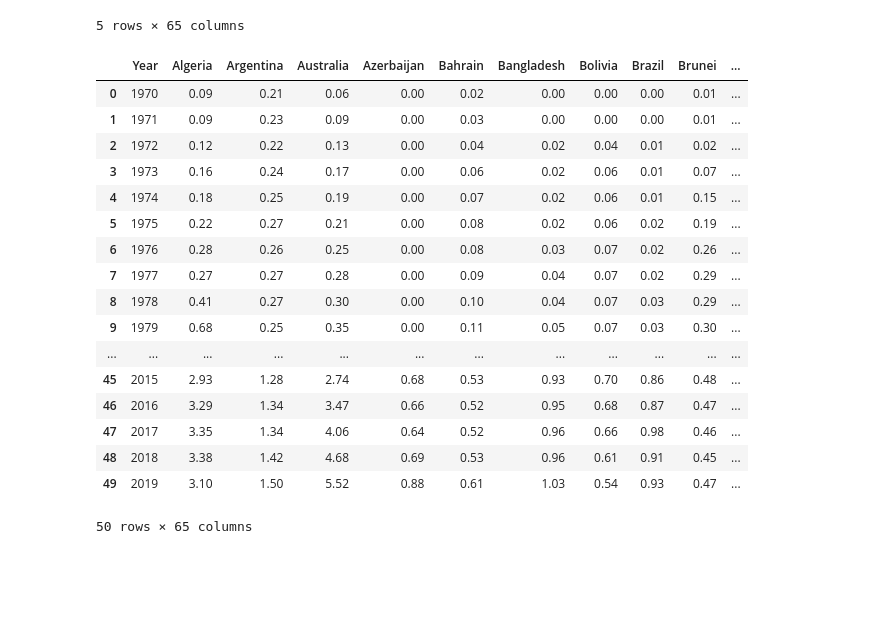
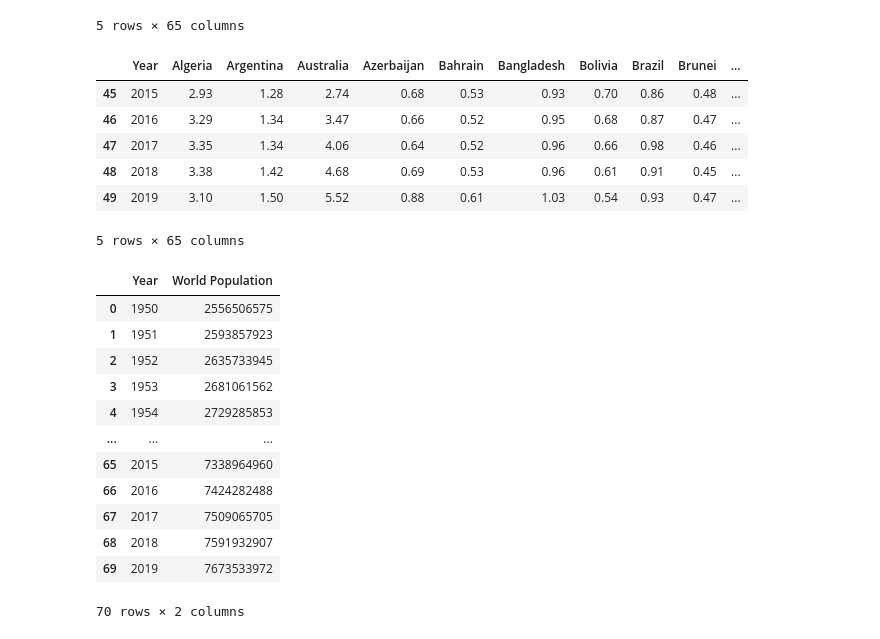
Before and after one commit to minerva-b/Final_Team_Project, a Jupyter notebook: minerva/MachineLearning_Gas_1970-2019.ipynb, the cells around one changed output. Drawn from its saved outputs; the diff is of its cells as text; code cells hidden in the pictures; blank space fills up the shorter version.

```diff
--- a/minerva/MachineLearning_Gas_1970-2019.ipynb
+++ b/minerva/MachineLearning_Gas_1970-2019.ipynb
@@ -16,24 +17,32 @@ gas_prod.head()
 | 4 | 1974 | 0.18 | 0.25 | 0.19 | NaN | 0.07 | 0.02 | 0.06 | 0.01 | 0.15 | ... |
 5 rows × 65 columns
 # %%
+# Replace all the blanks (or NaN) with zero
 clean_gas_prod = gas_prod.replace(np.nan,0)
-clean_gas_prod
+clean_gas_prod.tail()
 # %% [output]
 |  | Year | Algeria | Argentina | Australia | Azerbaijan | Bahrain | Bangladesh | Bolivia | Brazil | Brunei | ... |
-| 0 | 1970 | 0.09 | 0.21 | 0.06 | 0.00 | 0.02 | 0.00 | 0.00 | 0.00 | 0.01 | ... |
-| 1 | 1971 | 0.09 | 0.23 | 0.09 | 0.00 | 0.03 | 0.00 | 0.00 | 0.00 | 0.01 | ... |
-| 2 | 1972 | 0.12 | 0.22 | 0.13 | 0.00 | 0.04 | 0.02 | 0.04 | 0.01 | 0.02 | ... |
-| 3 | 1973 | 0.16 | 0.24 | 0.17 | 0.00 | 0.06 | 0.02 | 0.06 | 0.01 | 0.07 | ... |
-| 4 | 1974 | 0.18 | 0.25 | 0.19 | 0.00 | 0.07 | 0.02 | 0.06 | 0.01 | 0.15 | ... |
-| 5 | 1975 | 0.22 | 0.27 | 0.21 | 0.00 | 0.08 | 0.02 | 0.06 | 0.02 | 0.19 | ... |
-| 6 | 1976 | 0.28 | 0.26 | 0.25 | 0.00 | 0.08 | 0.03 | 0.07 | 0.02 | 0.26 | ... |
-| 7 | 1977 | 0.27 | 0.27 | 0.28 | 0.00 | 0.09 | 0.04 | 0.07 | 0.02 | 0.29 | ... |
-| 8 | 1978 | 0.41 | 0.27 | 0.30 | 0.00 | 0.10 | 0.04 | 0.07 | 0.03 | 0.29 | ... |
-| 9 | 1979 | 0.68 | 0.25 | 0.35 | 0.00 | 0.11 | 0.05 | 0.07 | 0.03 | 0.30 | ... |
-| ... | ... | ... | ... | ... | ... | ... | ... | ... | ... | ... | ... |
 | 45 | 2015 | 2.93 | 1.28 | 2.74 | 0.68 | 0.53 | 0.93 | 0.70 | 0.86 | 0.48 | ... |
 | 46 | 2016 | 3.29 | 1.34 | 3.47 | 0.66 | 0.52 | 0.95 | 0.68 | 0.87 | 0.47 | ... |
 | 47 | 2017 | 3.35 | 1.34 | 4.06 | 0.64 | 0.52 | 0.96 | 0.66 | 0.98 | 0.46 | ... |
 | 48 | 2018 | 3.38 | 1.42 | 4.68 | 0.69 | 0.53 | 0.96 | 0.61 | 0.91 | 0.45 | ... |
 | 49 | 2019 | 3.10 | 1.50 | 5.52 | 0.88 | 0.61 | 1.03 | 0.54 | 0.93 | 0.47 | ... |
-50 rows × 65 columns
+5 rows × 65 columns
+# %%
+# Read the 'world population' csv file into pandas
+global_pop = pd.read_csv('../data/clean_data/WorldPopulationbyYear.csv')
+global_pop
+# %% [output]
+|  | Year | World Population |
+| 0 | 1950 | 2556506575 |
+| 1 | 1951 | 2593857923 |
+| 2 | 1952 | 2635733945 |
+| 3 | 1953 | 2681061562 |
+| 4 | 1954 | 2729285853 |
+| ... | ... | ... |
+| 65 | 2015 | 7338964960 |
+| 66 | 2016 | 7424282488 |
+| 67 | 2017 | 7509065705 |
+| 68 | 2018 | 7591932907 |
+| 69 | 2019 | 7673533972 |
+70 rows × 2 columns
```
Also changed, not shown: parts of 30 cells of this notebook.
